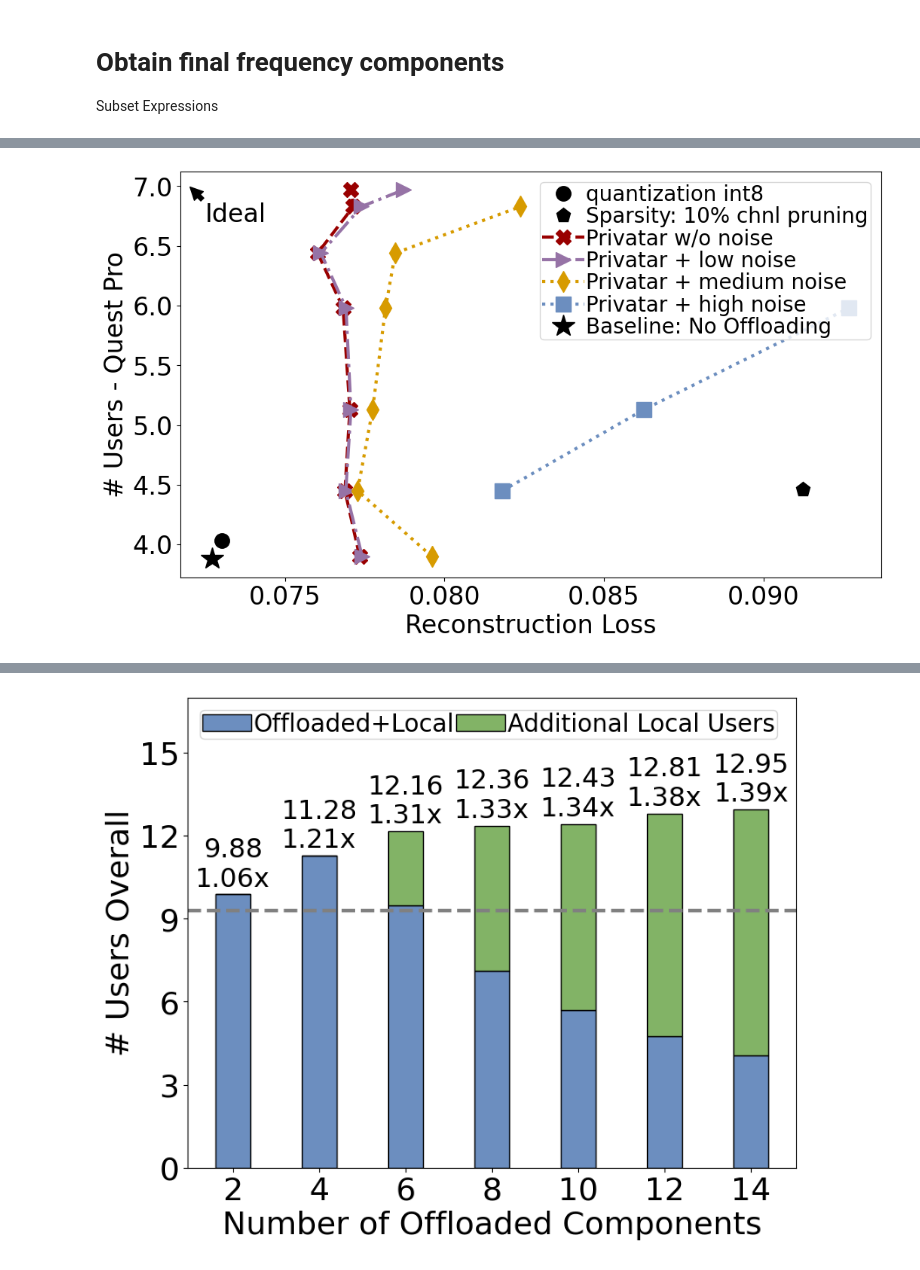
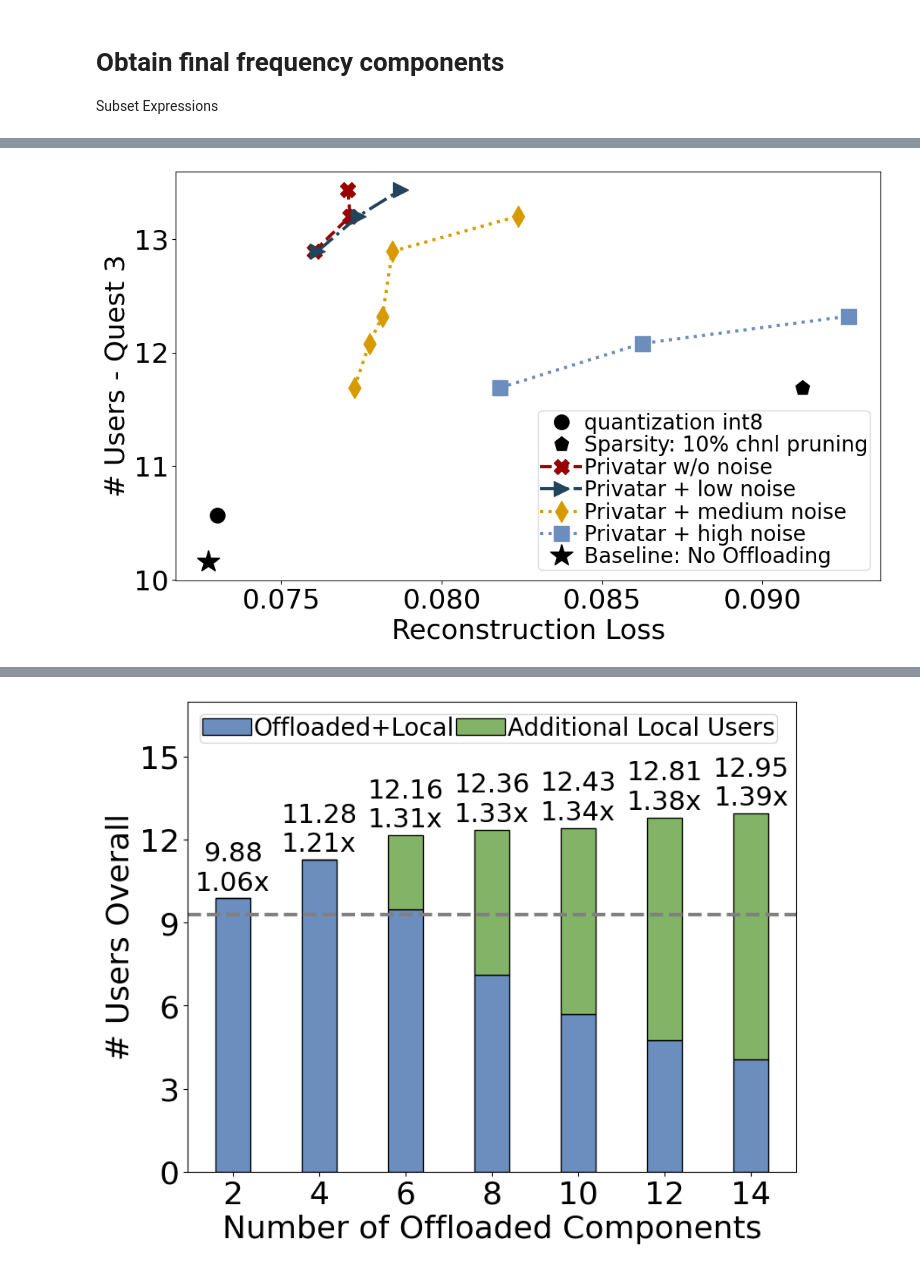
Before and after one commit to georgia-tech-synergy-lab/Privatar, a Jupyter notebook: experiment_scripts/figure_drawer/results_fig.ipynb, the cells around one changed output, grey strips where cells are left out. Saved outputs shown, nothing was run; the diff lists cells and outputs as text; code cells hidden in the pictures.

```diff
--- a/experiment_scripts/figure_drawer/results_fig.ipynb
+++ b/experiment_scripts/figure_drawer/results_fig.ipynb
@@ -163,7 +215,7 @@ import matplotlib.pyplot as plt
 import numpy as np
 import random
 # Example data for accuracy and latency tradeoff curve
-baseline_users = 3.88
+baseline_users = 10.16
 baseline_accuracy = 0.072711
 num_user_support_quant = np.array([baseline_users*1.04])
 accuracy_quant = np.array([0.073015])
@@ -172,7 +224,7 @@ accuracy_quant = np.array([0.073015])
 num_user_support_sparsity = np.array([baseline_users*1.150349426])
 accuracy_sparsity = np.array([0.09124])
 
-num_user_support_hp = np.array([3.9, 4.45, 5.13, 5.98, 6.44,  6.83, 6.97])
+num_user_support_hp = np.array([11.08, 11.69, 12.08, 12.32, 12.89, 13.20, 13.43])
 accuracy_hp_no_noise = np.array([0.077341, 0.076882, 0.077035, 0.076823, 0.076026, 0.077145, 0.077073])
 
 # low noise (PSR=0.4)
@@ -190,40 +242,40 @@ BIGGER_SIZE = 26
 shape_list = ["o", "*", "X", "p", ">", "d", "s", "H", "<"]
 legend_list = ["A", "B", "C", "D", "E", "F", "G", "H"]
 color_list = ["#B46504", "#23445D", "#D79B00", "#D6B656", "#9673A6", "#B85450", "#6C8EBF", "#82B366"]
 
 plt_handler = []
 plt_handler.append(plt.plot(accuracy_quant, num_user_support_quant,  marker=shape_list[0], linestyle='', color='k', linewidth=3, markersize=14, label='quantization')[0])
 plt_handler.append(plt.plot(accuracy_sparsity, num_user_support_sparsity,  marker=shape_list[3], linestyle='', color='k', linewidth=3, markersize=14, label='sparsity')[0])
-plt_handler.append(plt.plot(accuracy_hp_no_noise, num_user_support_hp,  marker=shape_list[2], linestyle='--', color="#990000", linewidth=3, markersize=14, label='HP no noise')[0])
-plt_handler.append(plt.plot(accuracy_hp_low_noise, num_user_support_hp,  marker=shape_list[4], linestyle='-.', color=color_list[4], linewidth=3, markersize=14, label='HP + low noise')[0])
+plt_handler.append(plt.plot(accuracy_hp_no_noise[-3:], num_user_support_hp[-3:],  marker=shape_list[2], linestyle='--', color="#990000", linewidth=3, markersize=14, label='HP no noise')[0])
+plt_handler.append(plt.plot(accuracy_hp_low_noise[-3:], num_user_support_hp[-3:],  marker=shape_list[4], linestyle='-.', color=color_list[1], linewidth=3, markersize=14, label='HP + low noise')[0])
 # Filter points where accuracy < 0.093
 med_noise_mask = np.array(accuracy_hp_med_noise) < 0.093
 strong_noise_mask = np.array(accuracy_hp_strong_noise) < 0.093
 
-plt_handler.append(plt.plot(np.array(accuracy_hp_med_noise)[med_noise_mask],
-                          np.array(num_user_support_hp)[med_noise_mask],
+plt_handler.append(plt.plot(np.array(accuracy_hp_med_noise)[med_noise_mask][-5:],
+                          np.array(num_user_support_hp)[med_noise_mask][-5:],
                           marker=shape_list[5], linestyle=':', color=color_list[2],
                           linewidth=3, markersize=14, label='"HP + med noise')[0])
 plt_handler.append(plt.plot(np.array(accuracy_hp_strong_noise)[strong_noise_mask],
                           np.array(num_user_support_hp)[strong_noise_mask],
                           marker=shape_list[6], linestyle=':', color=color_list[6],
                           linewidth=3, markersize=14, label='"HP + strong noise')[0])
 plt_handler.append(plt.plot(baseline_accuracy, baseline_users, marker=shape_list[1], linestyle='None', color='k', markersize=22, label='Baseline')[0])
 ax.annotate('Ideal', xy=(0.072, 7), xytext=(0.0725, 6.7),
             arrowprops=dict(facecolor='black', shrink=0.05))
-plt.legend(plt_handler, [r"quantization int8", r"Sparsity: 10% chnl pruning",  r"Privatar w/o noise", r"Privatar + low noise", r"Privatar + medium noise", r"Privatar + high noise", r"Baseline: No Offloading"], loc='upper right', ncol=1, fontsize=20, labelspacing=0.05, handletextpad=0.1, columnspacing=0.1, borderpad=0.1)
+plt.legend(plt_handler, [r"quantization int8", r"Sparsity: 10% chnl pruning",  r"Privatar w/o noise", r"Privatar + low noise", r"Privatar + medium noise", r"Privatar + high noise", r"Baseline: No Offloading"], loc='lower right', ncol=1, fontsize=20, labelspacing=0.05, handletextpad=0.1, columnspacing=0.1, borderpad=0.1)
 
-plt.ylabel('# Users - Quest Pro')
+plt.ylabel('# Users - Quest 3')
 plt.xlabel('Reconstruction Loss')
 plt.rc('font', size=BIGGER_SIZE)          # controls default text sizes
 plt.rc('axes', titlesize=BIGGER_SIZE)     # fontsize of the axes title
 plt.rc('axes', labelsize=BIGGER_SIZE)    # fontsize of the x and y labels
 plt.rc('xtick', labelsize=BIGGER_SIZE)    # fontsize of the tick labels
 plt.rc('ytick', labelsize=BIGGER_SIZE)    # fontsize of the tick labels
 plt.rc('legend', fontsize=SMALL_SIZE)    # legend fontsize
-# ax.annotate('Ideal', xy=(0.076, 26), xytext=(0.0763, 24),
-#             arrowprops=dict(facecolor='black', shrink=0.05))
-# plt.savefig('lat_acc_tradeoff_all_quest_pro.pdf', bbox_inches="tight", transparent=True)
+ax.annotate('Ideal', xy=(0.073, 5.5), xytext=(0.073, 5.2),
+            arrowprops=dict(facecolor='black', shrink=0.05))
+plt.savefig('lat_acc_tradeoff_all_quest_3.pdf', bbox_inches="tight", transparent=True)
 plt.show()
 # %% [output]
-[figure, old version]
+[figure, new version]
```
Also changed, not shown: parts of 15 cells of this notebook.
